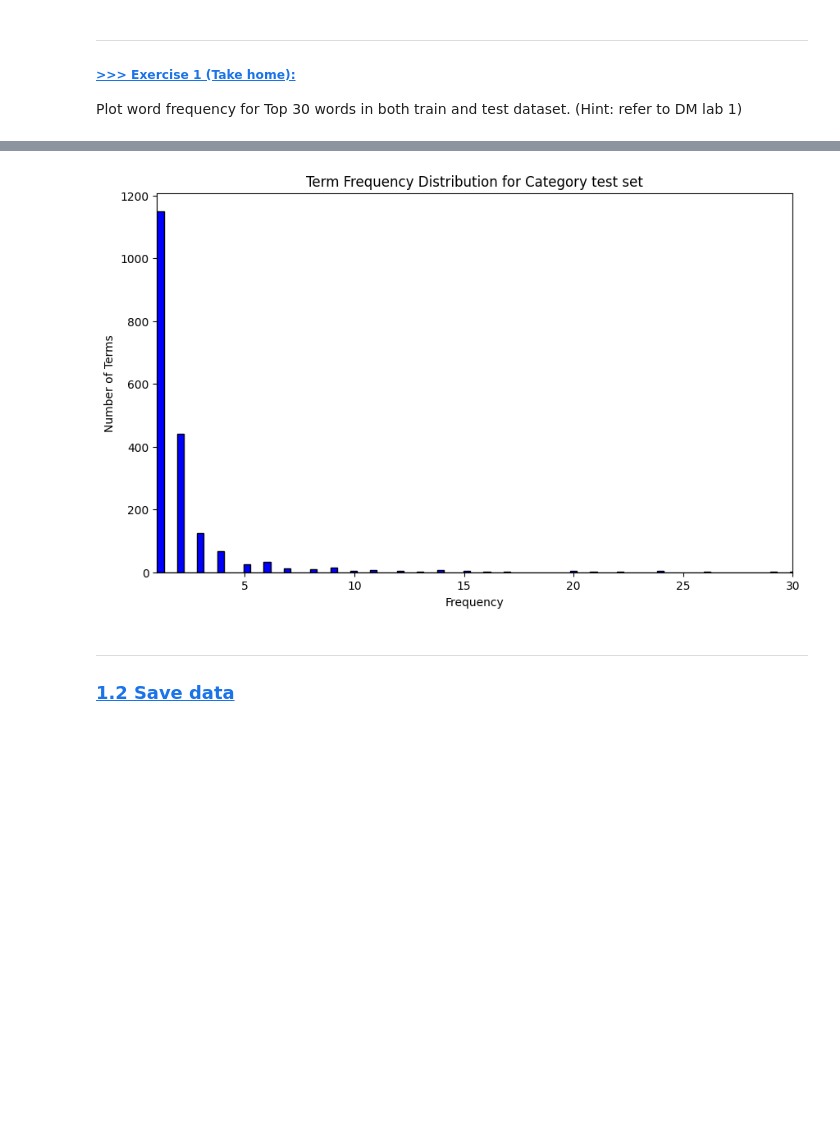
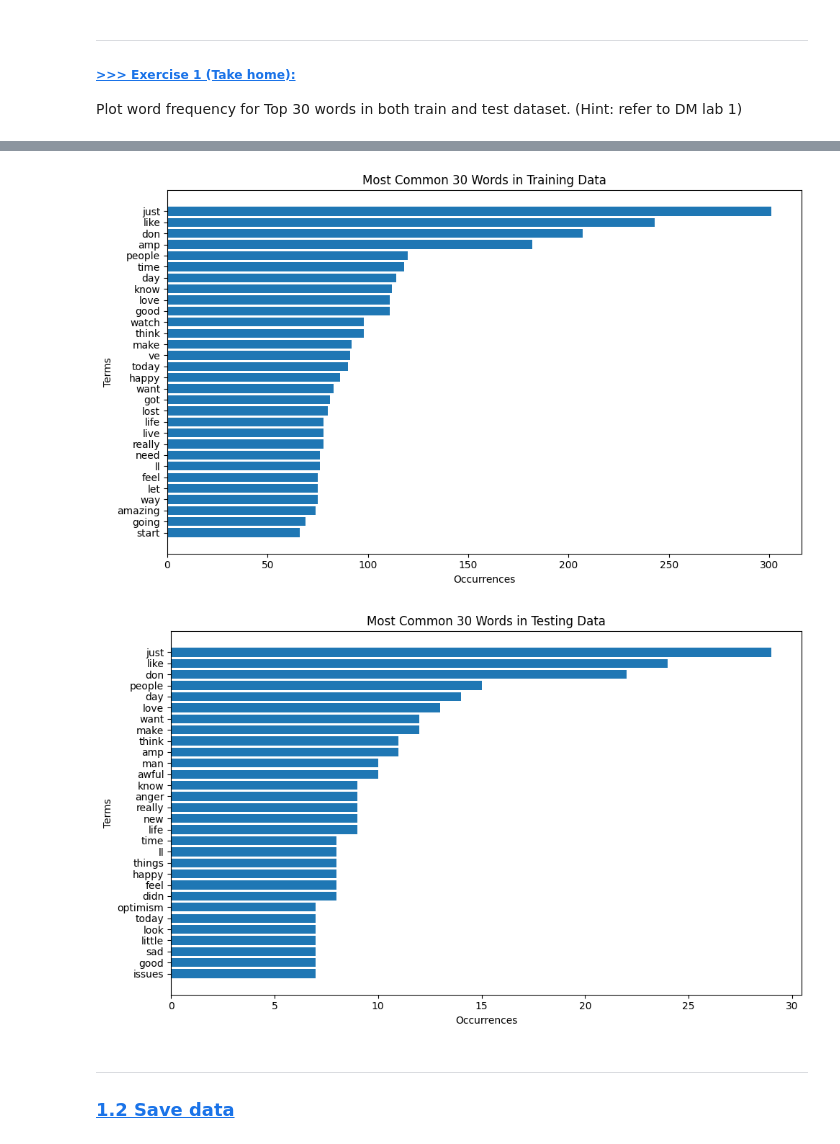
Before and after one commit to BastianBrinksma/DM2025-Lab2-Exercise-1, a Jupyter notebook: DM2025-Lab2-Master-Phase_1.ipynb, the cells around one changed output, grey strips where cells are left out. Drawn from its saved outputs; the diff is of its cells as text; code cells hidden in the pictures; blank space fills up the shorter version.

```diff
--- a/DM2025-Lab2-Master-Phase_1.ipynb
+++ b/DM2025-Lab2-Master-Phase_1.ipynb
@@ -276,58 +223,27 @@ plt.show()
-# %%
-import pandas as pd
-from sklearn.feature_extraction.text import CountVectorizer
-
-X = test_df.copy()
-
-#Create separate DataFrames for each category
-categories = X['emotion'].unique()  # Get unique category labels
-category_dfs = {}  # Dictionary to store DataFrames for each category
-
-for category in categories:
-    # Filter the original DataFrame by category
-    category_dfs[category] = X[X['emotion'] == category].copy()
-
-# Function to create term-document frequency DataFrame for each category
-def create_term_document_df(df):
-    count_vect = CountVectorizer()  # Initialize the CountVectorizer
-    X_counts = count_vect.fit_transform(df['text'])  # Transform the text data into word counts
-
-    # Get the unique words (vocabulary) from the vectorizer
-    words = count_vect.get_feature_names_out()
-
-    # Create a DataFrame where rows are documents and columns are words
-    term_document_df = pd.DataFrame(X_counts.toarray(), columns=words)
-
-    return term_document_df
-
-# Create term-document frequency DataFrames for each category
-filt_term_document_dfs = {}  # Dictionary to store term-document DataFrames for each category
-
-for category in categories:
-    filt_term_document_dfs[category] = create_term_document_df(category_dfs[category])
-
-import pandas as pd
-from sklearn.feature_extraction.text import CountVectorizer
-import matplotlib.pyplot as plt
-
- # Sum over all documents to get total frequency for each word
-category_numbers=[0,1,2,3] #You can change it from 0 to 3
-word_counts = None  # Initialize outside loop for accumulation
-
-for category_number in category_numbers:
-    cat_sum = filt_term_document_dfs[categories[category_number]].sum(axis=0)
-    word_counts = cat_sum if word_counts is None else word_counts.add(cat_sum, fill_value=0)
-
-# Visualize the frequency distribution
-plt.figure(figsize=(10, 6))
-plt.hist(word_counts, bins=500, color='blue', edgecolor='black')
-plt.title(f'Term Frequency Distribution for Category test set')
-plt.xlabel('Frequency')
-plt.ylabel('Number of Terms')
-plt.xlim(1, 30)
-plt.show()
-# %% [output]
-[figure, removed]
+# %%
+import matplotlib.pyplot as plt
+import pandas as pd
+from sklearn.feature_extraction.text import CountVectorizer
+
+def visualize_frequent_terms(dataframe, dataset_label, top_k=30):
+    vectorizer = CountVectorizer(stop_words='english')
+    word_matrix = vectorizer.fit_transform(dataframe['text'])
+    total_counts = word_matrix.sum(axis=0).A1
+    terms = vectorizer.get_feature_names_out()
+    word_freq = pd.DataFrame({'term': terms, 'frequency': total_counts}).sort_values(by='frequency', ascending=False).head(top_k)
+    plt.figure(figsize=(10, 6))
+    plt.barh(word_freq['term'][::-1], word_freq['frequency'][::-1])
+    plt.title(f'Most Common {top_k} Words in {dataset_label} Data')
+    plt.xlabel('Occurrences')
+    plt.ylabel('Terms')
+    plt.tight_layout()
+    plt.show()
+
+visualize_frequent_terms(test_df, 'Testing')
+visualize_frequent_terms(train_df, 'Training')
+# %% [output]
+[figure, added]
+[figure, added]
 # %% [markdown]
 ---
 ### <a id='toc1_5_2_'></a>[**1.2 Save data**](#toc0_)
```
Also changed, not shown: parts of 9 cells of this notebook, 2 other files.
